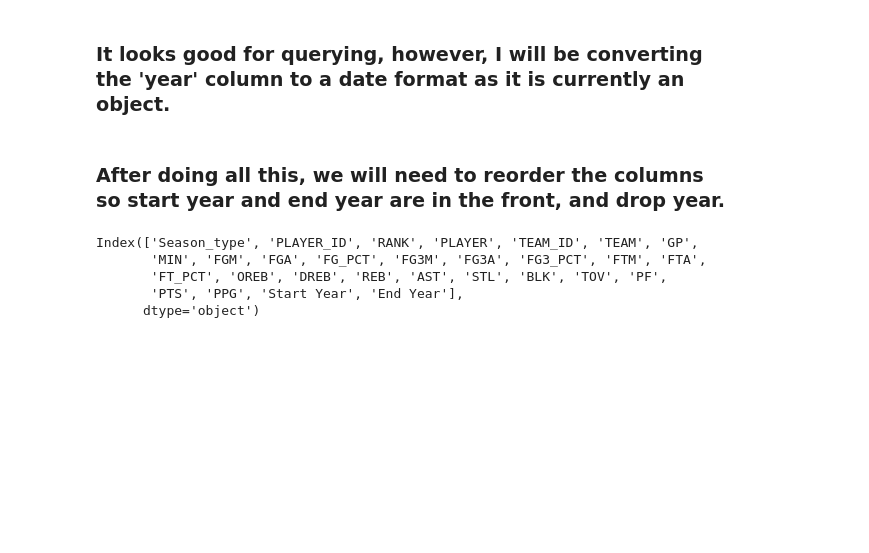
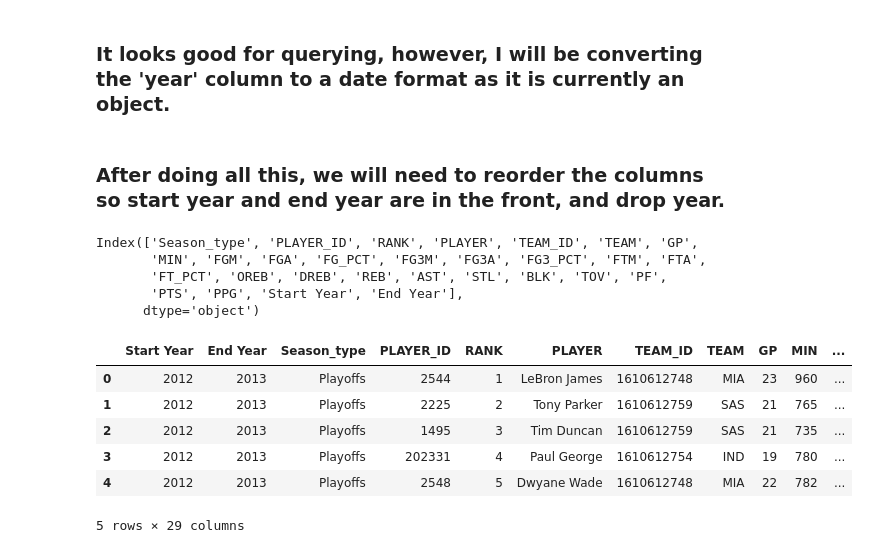
Before and after one commit to 17aabbas/NBA-Analysis, a Jupyter notebook: Data_Cleaning.ipynb, the cells around one changed output. Drawn from its saved outputs; the diff is of its cells as text; code cells hidden in the pictures; blank space fills up the shorter version.

```diff
--- a/Data_Cleaning.ipynb
+++ b/Data_Cleaning.ipynb
@@ -191,11 +191,30 @@ data_reg['End Year'] = data_reg['End Year'].dt.year
 # %%
 data_reg = data_reg.drop('year', axis = 1)
 data_playoffs = data_playoffs.drop('year', axis = 1)
-# %%
-print(data_reg.columns)
-# %% [output]
-Index(['Season_type', 'PLAYER_ID', 'RANK', 'PLAYER', 'TEAM_ID', 'TEAM', 'GP',
-       'MIN', 'FGM', 'FGA', 'FG_PCT', 'FG3M', 'FG3A', 'FG3_PCT', 'FTM', 'FTA',
-       'FT_PCT', 'OREB', 'DREB', 'REB', 'AST', 'STL', 'BLK', 'TOV', 'PF',
-       'PTS', 'PPG', 'Start Year', 'End Year'],
-      dtype='object')
+# %%
+data_reg.columns = data_reg.columns.str.strip()
+print(data_reg.columns)
+# %% [output]
+Index(['Season_type', 'PLAYER_ID', 'RANK', 'PLAYER', 'TEAM_ID', 'TEAM', 'GP',
+       'MIN', 'FGM', 'FGA', 'FG_PCT', 'FG3M', 'FG3A', 'FG3_PCT', 'FTM', 'FTA',
+       'FT_PCT', 'OREB', 'DREB', 'REB', 'AST', 'STL', 'BLK', 'TOV', 'PF',
+       'PTS', 'PPG', 'Start Year', 'End Year'],
+      dtype='object')
+# %%
+columns_select = ['Start Year','End Year','Season_type','PLAYER_ID','RANK','PLAYER','TEAM_ID','TEAM','GP','MIN','FGM','FGA','FG_PCT','FG3M','FG3A','FG3_PCT','FTM','FTA','FT_PCT','OREB','DREB','REB','AST','STL','BLK','TOV','PF','PTS','PPG']
+# %%
+columns_select = [col for col in columns_select if col in data_reg.columns]
+data_reg = data_reg[columns_select]
+# %%
+columns_select = [col for col in columns_select if col in data_playoffs.columns]
+data_playoffs = data_playoffs[columns_select]
+# %%
+data_playoffs.head()
+# %% [output]
+|  | Start Year | End Year | Season_type | PLAYER_ID | RANK | PLAYER | TEAM_ID | TEAM | GP | MIN | ... |
+| 0 | 2012 | 2013 | Playoffs | 2544 | 1 | LeBron James | 1610612748 | MIA | 23 | 960 | ... |
+| 1 | 2012 | 2013 | Playoffs | 2225 | 2 | Tony Parker | 1610612759 | SAS | 21 | 765 | ... |
+| 2 | 2012 | 2013 | Playoffs | 1495 | 3 | Tim Duncan | 1610612759 | SAS | 21 | 735 | ... |
+| 3 | 2012 | 2013 | Playoffs | 202331 | 4 | Paul George | 1610612754 | IND | 19 | 780 | ... |
+| 4 | 2012 | 2013 | Playoffs | 2548 | 5 | Dwyane Wade | 1610612748 | MIA | 22 | 782 | ... |
+5 rows × 29 columns
```
Also changed, not shown: parts of 3 cells of this notebook, 2 other files.
